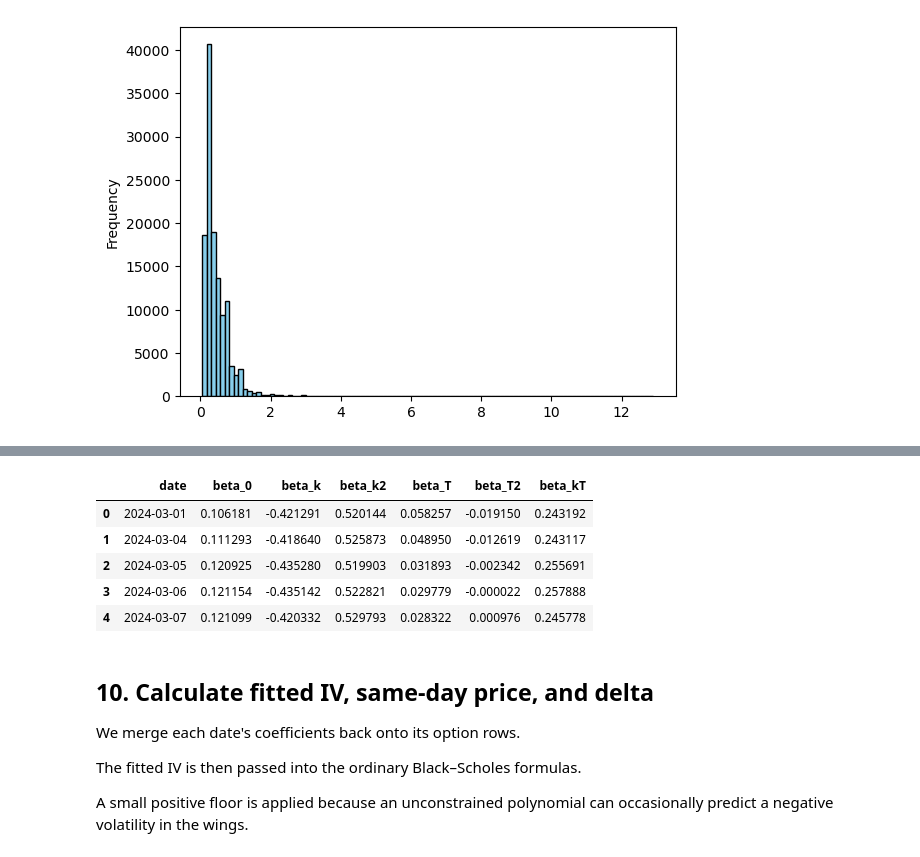
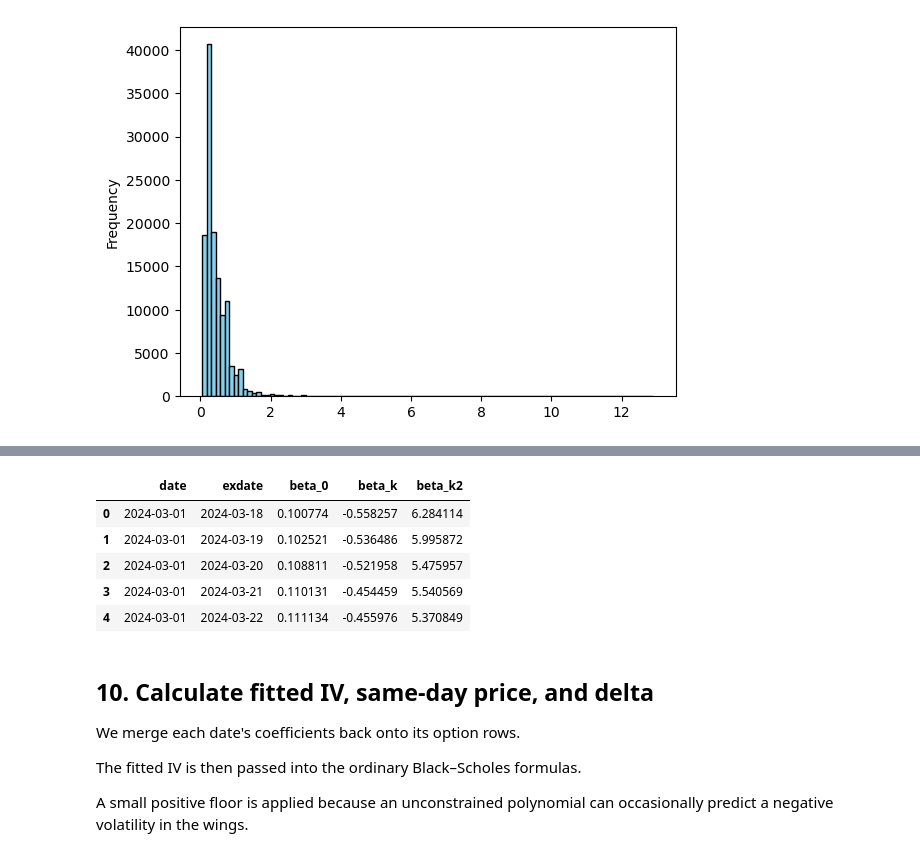
Before and after one commit to cxliuvictor/Exposition-to-NDEs, a Jupyter notebook: Codes/BS-IVF/BS_IVF_minimal_educational.ipynb, the cells around one changed output, grey strips where cells are left out. Saved outputs shown, nothing was run; the diff lists cells and outputs as text; code cells hidden in the pictures.

Commit message:
maturity-specific quadratic IVF fit

```diff
--- a/Codes/BS-IVF/BS_IVF_minimal_educational.ipynb
+++ b/Codes/BS-IVF/BS_IVF_minimal_educational.ipynb
@@ -575,7 +575,7 @@ The code below is deliberately explicit:
 # %%
 from scipy.optimize import least_squares
 
-def make_design_matrix(k, T):
+def make_design_matrix(k, T):  # we are fitting one smile per maturity now, not one big poly for all, so this is useless
     return np.column_stack(
         [
             np.ones(len(k)),
@@ -590,68 +590,38 @@ def make_design_matrix(k, T):
 
 coefficient_rows = []
 
-for date, daily_options in options.groupby("date"):
-    # Five parameters require more than five observations.
-    # We use 20 as a small practical minimum.
-    if len(daily_options) < 20:
+for (date, exdate), expiry_options in options.groupby(
+    ["date", "exdate"]
+):
+    if len(expiry_options) < 10:
         continue
 
-    X = make_design_matrix(
-        daily_options["log_moneyness"].to_numpy(),
-        daily_options["T"].to_numpy(),
+    k = expiry_options["log_moneyness"].to_numpy()
+
+    X = np.column_stack(
+        [
+            np.ones(len(k)),
+            k,
+            k**2,
+        ]
     )
 
-    y = daily_options["market_iv"].to_numpy()
+    y = expiry_options["market_iv"].to_numpy()
+    vega = np.abs(expiry_options["vega"].to_numpy())
 
-    vega = np.abs(
-        daily_options["vega"].to_numpy()
-    )
-
-    # stop just a few observations dominating the fit, now that we are using vega weighting
-    vega = np.minimum(
-        vega,
-        np.quantile(vega, 0.95)
-    )
-
-    beta_start = np.linalg.lstsq(
-        X * vega[:, None], y * vega, rcond=None
-        )[0]
-
-    def price_residuals(beta):
-        sigma = np.clip(X @ beta, 0.01, 3.0)
-
-        predicted_price = bs_price(
-            daily_options["cp_flag"].to_numpy(),
-            daily_options["forward_price"].to_numpy(),
-            daily_options["strike"].to_numpy(),
-            daily_options["T"].to_numpy(),
-            daily_options["discount"].to_numpy(),
-            sigma,
-        )
-
-        return (
-            predicted_price
-            - daily_options["mid"].to_numpy()
-        )
-
-
-    result = least_squares(
-        price_residuals,
-        beta_start,
-        max_nfev=300,
-    )
-
-    beta = result.x
+    beta = np.linalg.lstsq(
+        X * vega[:, None],
+        y * vega,
+        rcond=None,
+    )[0]
 
     coefficient_rows.append(
         {
             "date": date,
+            "exdate": exdate,
             "beta_0": beta[0],
             "beta_k": beta[1],
             "beta_k2": beta[2],
-            "beta_T": beta[3],
-            "beta_T2": beta[4],
-            "beta_kT": beta[5]
         }
     )
 
@@ -664,9 +634,9 @@ Dates successfully fitted: 20
-|  | date | beta_0 | beta_k | beta_k2 | beta_T | beta_T2 | beta_kT |
-| 0 | 2024-03-01 | 0.106181 | -0.421291 | 0.520144 | 0.058257 | -0.019150 | 0.243192 |
-| 1 | 2024-03-04 | 0.111293 | -0.418640 | 0.525873 | 0.048950 | -0.012619 | 0.243117 |
-| 2 | 2024-03-05 | 0.120925 | -0.435280 | 0.519903 | 0.031893 | -0.002342 | 0.255691 |
-| 3 | 2024-03-06 | 0.121154 | -0.435142 | 0.522821 | 0.029779 | -0.000022 | 0.257888 |
-| 4 | 2024-03-07 | 0.121099 | -0.420332 | 0.529793 | 0.028322 | 0.000976 | 0.245778 |
+|  | date | exdate | beta_0 | beta_k | beta_k2 |
+| 0 | 2024-03-01 | 2024-03-18 | 0.100774 | -0.558257 | 6.284114 |
+| 1 | 2024-03-01 | 2024-03-19 | 0.102521 | -0.536486 | 5.995872 |
+| 2 | 2024-03-01 | 2024-03-20 | 0.108811 | -0.521958 | 5.475957 |
+| 3 | 2024-03-01 | 2024-03-21 | 0.110131 | -0.454459 | 5.540569 |
+| 4 | 2024-03-01 | 2024-03-22 | 0.111134 | -0.455976 | 5.370849 |
 # %% [markdown]
 ## 10. Calculate fitted IV, same-day price, and delta
 
```
Also changed, not shown: parts of 10 cells of this notebook, 3 other files.
